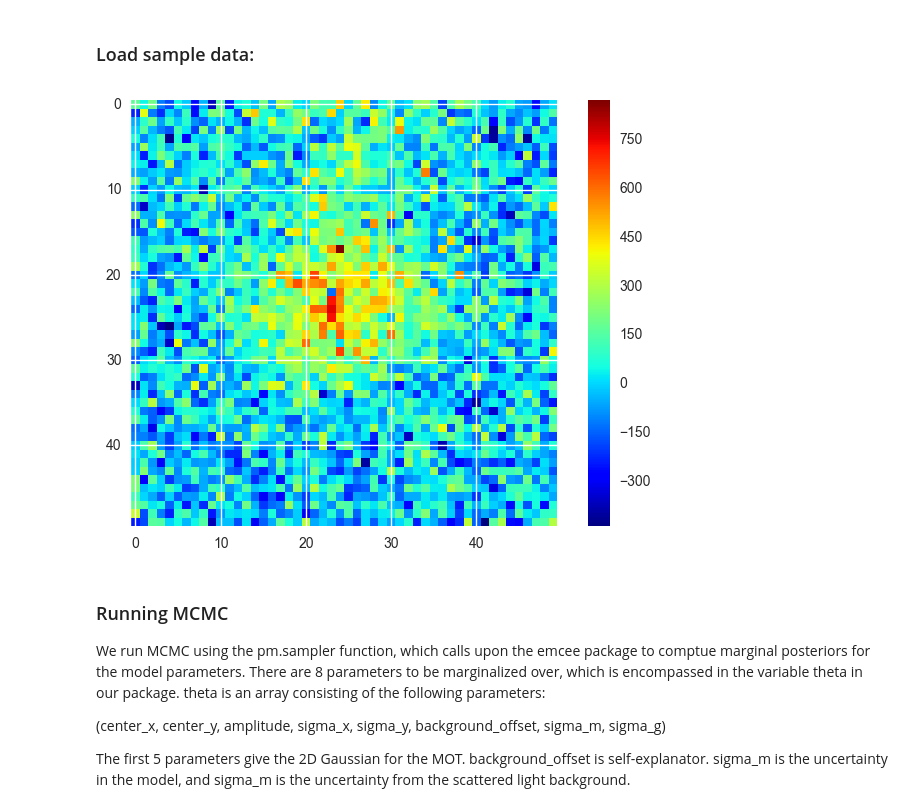
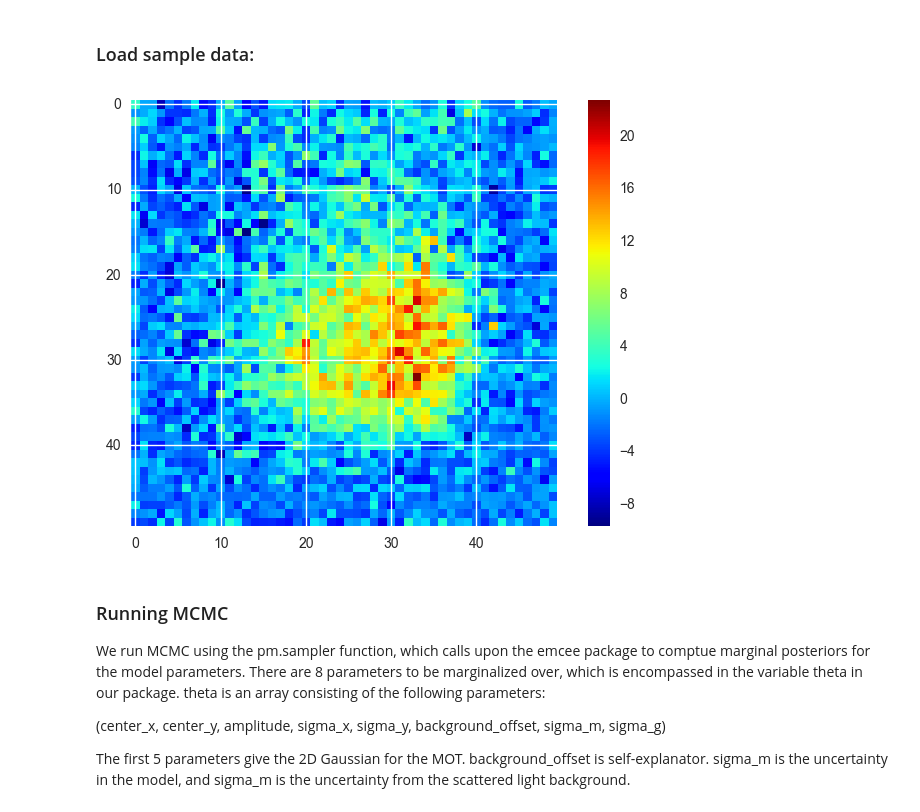
Before and after one commit to phys201/params_MOT, a Jupyter notebook: model_MOT.ipynb, the cells around one changed output. Cells and saved outputs as stored; diff of their text form; code cells hidden in the pictures.

Commit message:
MCMC for real data

```diff
--- a/model_MOT.ipynb
+++ b/model_MOT.ipynb
@@ -108,17 +108,20 @@ NOTE: In this simple version of the model, the two Gaussian uncertainties convol
 # %% [markdown]
 ### Load sample data:
 # %%
-model_data_path = get_data_file_path('model_data.csv')
-model_data = load_data(data_file = model_data_path, delim = ' ')
+#model_data_path = get_data_file_path('model_data.csv')
+#model_data = load_data(data_file = model_data_path, delim = ' ')
+
+real_data_path = get_data_file_path('RealMOTImageForTest.csv')
+data = load_data(data_file = real_data_path, delim = ',')
 
 image_size = 50
 
-image_object = load_image(model_data)
+image_object = load_image(data)
 
 # Try method of the class
 image_object.show(gauss_filter = False)
 # %% [output]
-[figure, old version]
+[figure, new version]
 # %% [markdown]
 ### Running MCMC
 We run MCMC using the pm.sampler function, which calls upon the emcee package to comptue marginal posteriors for the model parameters. There are 8 parameters to be marginalized over, which is encompassed in the variable theta in our package. theta is an array consisting of the following parameters:
```
Also changed, not shown: parts of 7 cells of this notebook, 3 other files.
